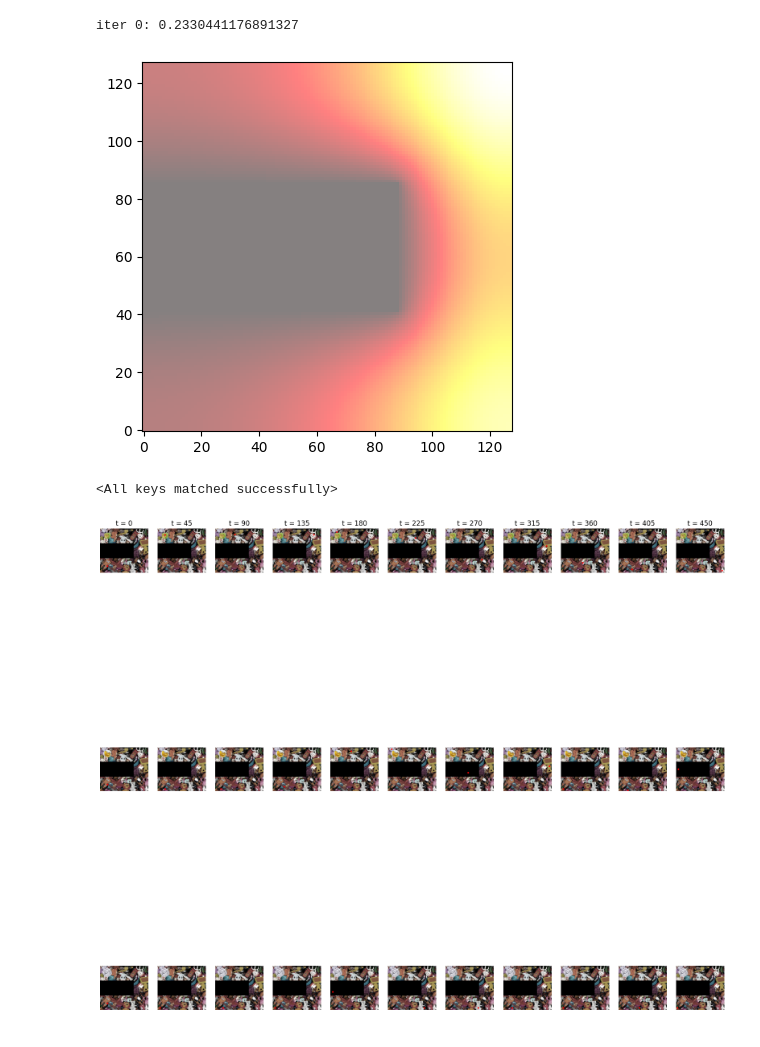
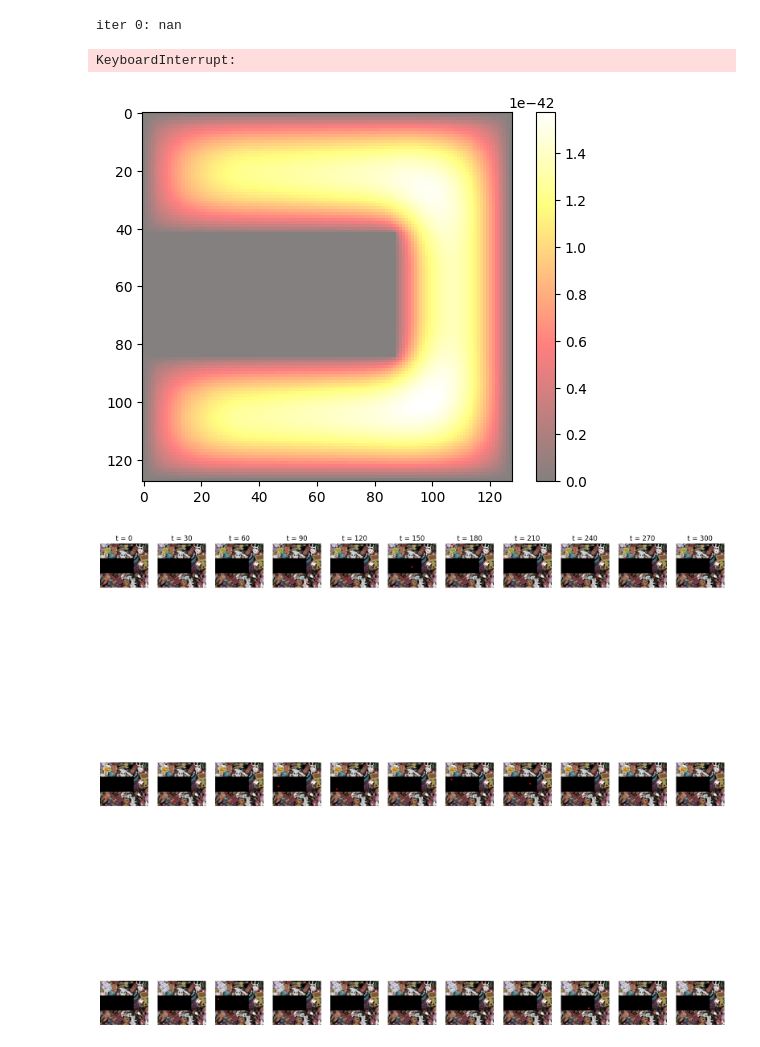
Before and after one commit to pranaboy72/denoisingheat, a Jupyter notebook: heat_diffusion.ipynb, the cells around one changed output. Cells and saved outputs as stored; diff of their text form; code cells hidden in the pictures.

Commit message:
new heat

```diff
--- a/heat_diffusion.ipynb
+++ b/heat_diffusion.ipynb
@@ -44,6 +44,7 @@ goal_bounds = args['goal_bounds']
 agent_bounds = args['agent_bounds']
 eval_samples = args['eval_samples']
 obstacle_pos = args['obstacles']
+heat_steps = args['heat_steps']
 # %%
 class Unet2D(Unet):
     def __init__(
@@ -72,12 +73,24 @@ model = Unet2D(
     dim_mults = (1, 2, 4, 8),
 ).to(device)
 
-diffusion = HeatDiffusion(
+diffusion = HeatDiffusion2(
     image_size=img_size,
-    noise_steps=noise_steps
+    noise_steps=noise_steps,
+    heat_steps=heat_steps,
+    device=device,
 )
 
 optim = torch.optim.Adam(params=model.parameters(), lr=train_lr)
+# %%
+# Create heat distributions for faster training
+bg = gen_obstacles(bg, obstacle_pos)
+obstacle_masks = gen_obstacle_masks(noise_steps-1, bg.size, img_size, obstacle_pos)
+goal = (torch.rand(noise_steps-1, 2, device=device, dtype=torch.float32) * 0.2 - 0.1) \
+                * 0.1 + torch.tensor([[-0.7, -0.7]] * (noise_steps-1), device=device, dtype=torch.float32)
+goal = goal.unsqueeze(-2)
+t = torch.tensor([[i+1] for i in range(noise_steps-1)], device = device)
+score_field = diffusion.forward_diffusion(goal, t, obstacle_masks)
+np.save('./logs/pretrained/heat_distributions.npy', score_field.cpu().numpy())
 # %%
 # Train with single goal
 bg = gen_obstacles(bg, obstacle_pos)
@@ -85,41 +98,42 @@ obstacle_masks = gen_obstacle_masks(batch_size, bg.size, img_size, obstacle_pos)
 
 for iters in tqdm(range(epochs)):
     goal = (torch.rand(batch_size, 2, device=device, dtype=torch.float32) * 0.2 - 0.1) \
-                * 0.1 + torch.tensor([[0.7, 0.7]] * batch_size, device=device, dtype=torch.float32)
-    goal = goal.unsqueeze(-2)
-    obs = overlay_goal(bg, img_size, wastes, goal)
+                * 0.1 + torch.tensor([[-0.7, -0.7]] * batch_size, device=device, dtype=torch.float32)
+    # goal = goal.unsqueeze(-2)
+    obs = overlay_goal(bg, img_size, wastes, goal.unsqueeze(1))
 
     optim.zero_grad()
 
-    t = diffusion.sample_timesteps(batch_size).to(device)
+    t = diffusion.sample_timesteps(batch_size)
 
-    score_field = diffusion.forward_diffusion(goal, t, obstacle_masks)
+    score_field = diffusion.forward_diffusion(t, goal, obstacle_masks)
     score_pred = model(obs, t)
+
+    print(score_field.shape)
+    print(score_pred.shape)
 
     loss = F.mse_loss(score_field, score_pred)
     # loss = F.l1_loss(score_field, score_pred)
     loss.backward()
     optim.step()
 
-    if iters % 1000 == 0:
+    if iters % 500 == 0:
         print(f"iter {iters}: {loss.item()}")
 # %% [output]
-iter 0: 0.2330441176891327
+iter 0: nan
+KeyboardInterrupt:
 # %%
-from tqdm import tqdm
-from functools import wraps
-
 bg = gen_obstacles(bg, obstacle_pos)
 obstacle_masks = gen_obstacle_masks(noise_steps, bg.size, img_size, obstacle_pos)
-goal = torch.tensor([[-0.7,-0.7]] * noise_steps, device=device).unsqueeze(1)
-t = torch.tensor([[i+1] for i in range(noise_steps)], device=device)
-
-ut = diffusion.forward_diffusion(goal, t, obstacle_masks)
+goal = torch.tensor([[-0.7,-0.7]]*noise_steps, device=device)
+t = torch.tensor([[i] for i in range(noise_steps)], device=device)
+ut = diffusion.forward_diffusion(t, goal, obstacle_masks)
 # %%
-plt.imshow(ut[399].cpu().numpy(), cmap='hot', interpolation='nearest', origin='lower', alpha=0.5)
+plt.imshow(ut[0].cpu().numpy(), cmap='hot', interpolation='nearest', origin='upper', alpha=0.5)
+plt.colorbar()
 plt.show()
 # %% [output]
-[figure, old version]
+[figure, new version]
 # %%
 np.save('./results/heat/heat.npy', ut.cpu().numpy())
 # %%
@@ -188,15 +202,13 @@ for iters in tqdm(range(train_goal_num * epochs)):
 # %%
 from scorefield.utils.utils import log_num_check, get_url_pretrained
 
-# model_pth = f"./logs/pretrained/heat_{noise_steps}.pt"
-# model_pth = log_num_check(model_pth)
-# torch.save(model.state_dict(), model_pth)
+model_pth = f"./logs/pretrained/heat_{noise_steps}_Neumann.pt"
+model_pth = log_num_check(model_pth)
+torch.save(model.state_dict(), model_pth)
 
 # url = 'https://drive.google.com/uc?export=download&id=1CtqczM5cry7wg4poiCv_UeKfIrLtrx9V'
 # get_url_pretrained(url, 'model.pt')
-model.load_state_dict(torch.load(f'./logs/pretrained/heat_{noise_steps}_0.pt'))
+# model.load_state_dict(torch.load(f'./logs/pretrained/heat_{noise_steps}_0.pt'))
-# %% [output]
-<All keys matched successfully>
 # %%
 # eval_samples=1000
 bg = gen_obstacles(bg, obstacle_pos)
```
Also changed, not shown: parts of 1 cell of this notebook, 4 other files.
